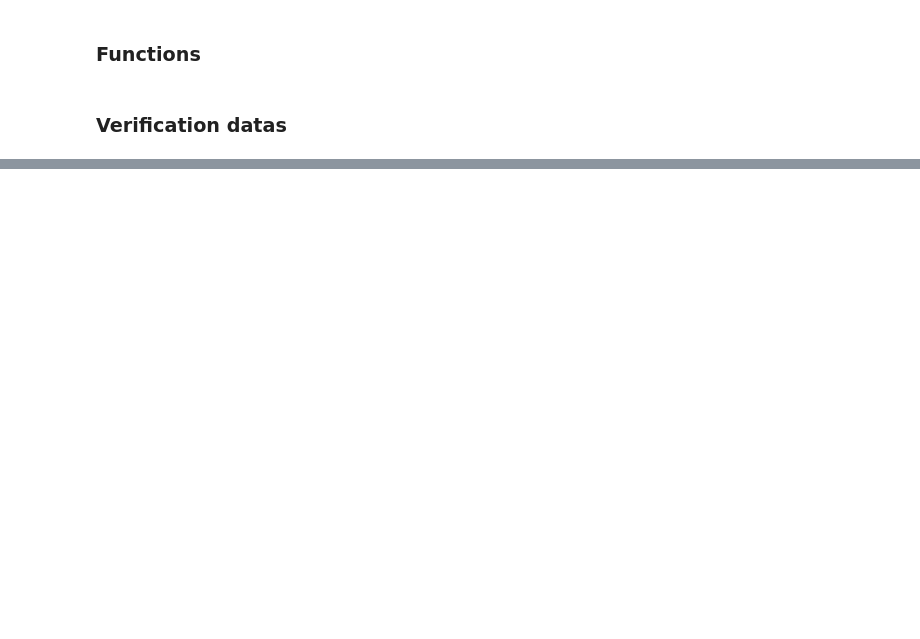
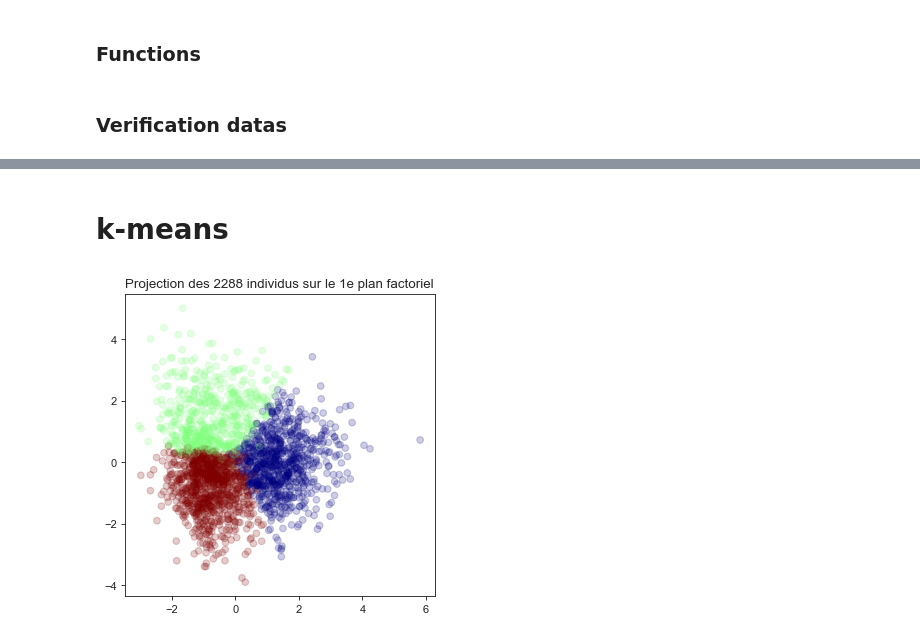
Before and after one commit to flabastie/inca3, a Jupyter notebook: pop2_acp.ipynb, the cells around one changed output, grey strips where cells are left out. Saved outputs shown, nothing was run; the diff lists cells and outputs as text; code cells hidden in the pictures; blank space fills up the shorter version.

```diff
--- a/pop2_acp.ipynb
+++ b/pop2_acp.ipynb
@@ -369,0 +391,32 @@ plt.show(block=False)
+# %% [markdown]
+# k-means
+# %%
+# Nombre de clusters souhaités
+n_clust = 3
+
+# import de l'échantillon
+data_km = data_pca
+
+# préparation des données pour le clustering
+X = data_km.values
+
+# Réduire n'est ici pas nécessaire car les variables sont exprimées dans la même unité
+X_scaled = preprocessing.StandardScaler().fit_transform(X)
+
+# Clustering par K-means
+km = KMeans(n_clusters=n_clust)
+km.fit(X_scaled)
+
+# Récupération des clusters attribués à chaque individu
+clusters = km.labels_
+
+# Affichage du clustering par projection des individus sur le premier plan factoriel
+pca = decomposition.PCA(n_components=4).fit(X_scaled)
+X_projected = pca.transform(X_scaled)
+plt.figure(figsize=(5, 5), dpi=80)
+plt.scatter(X_projected[:, 0], X_projected[:, 1], c=clusters.astype(np.float), cmap = 'jet', alpha=.2)
+plt.title("Projection des {} individus sur le 1e plan factoriel".format(X_projected.shape[0]))
+
+plt.show(block=False)
+# %% [output]
+[figure, added]
```
Also changed, not shown: parts of 38 cells of this notebook, 4 other files.
